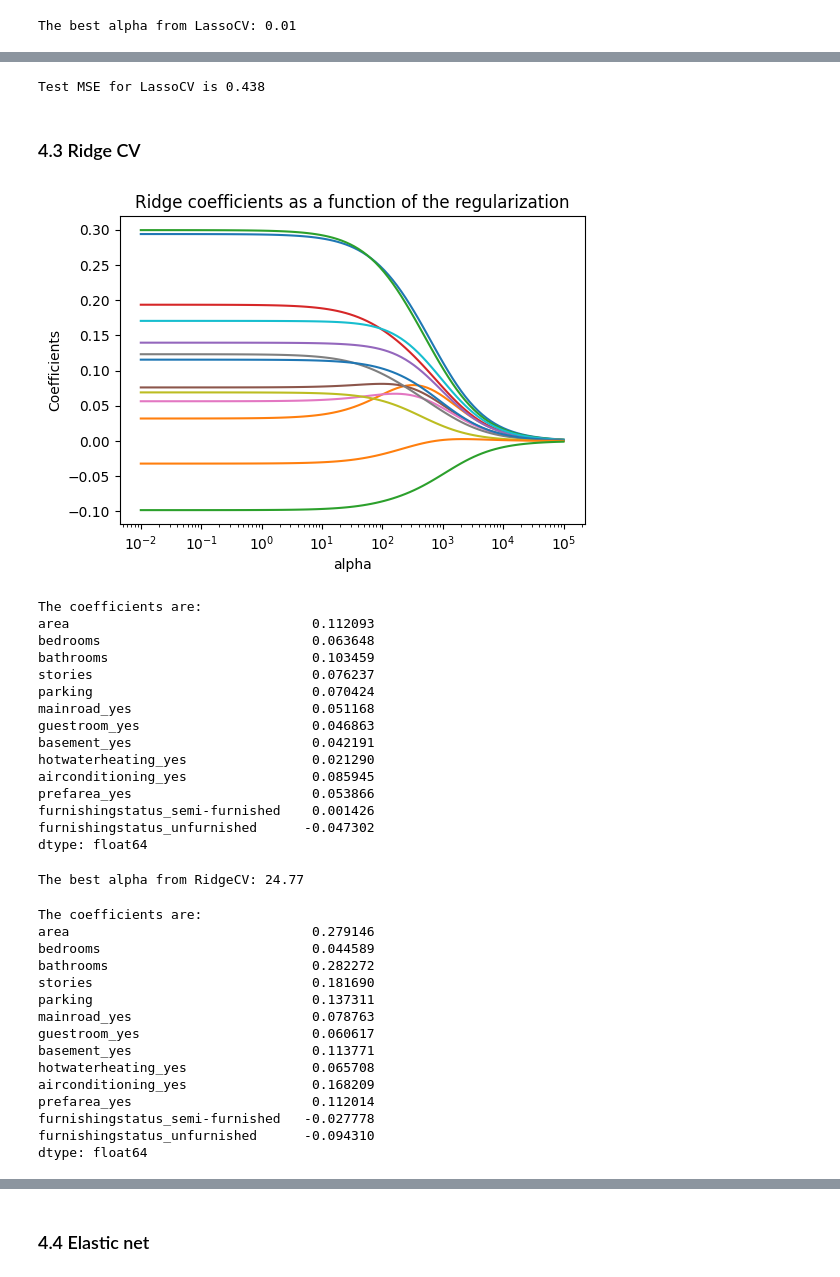
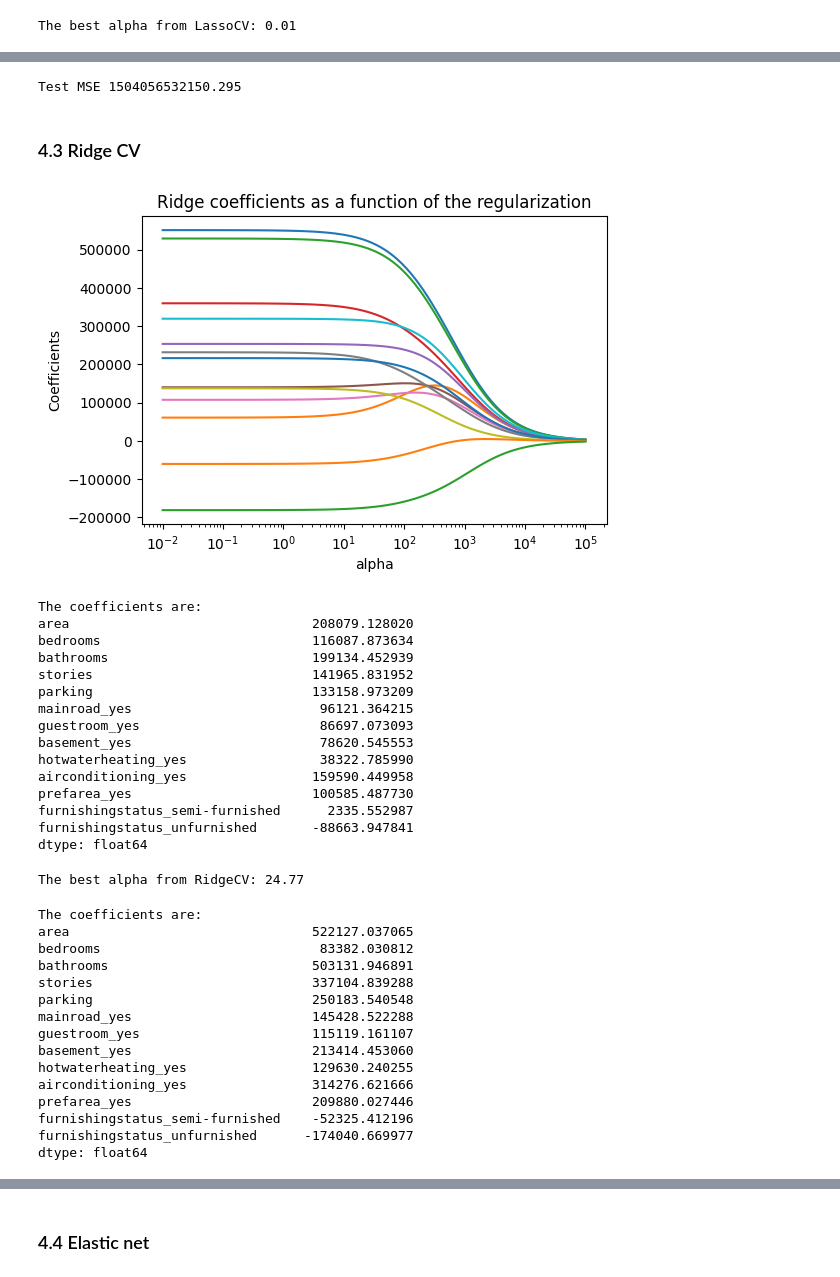
Before and after one commit to Taweilo/usa-house-price-prediction, a Jupyter notebook: Code_House_Price_Prediction.ipynb, the cells around one changed output, grey strips where cells are left out. Drawn from its saved outputs; the diff is of its cells as text; code cells hidden in the pictures.

```diff
--- a/Code_House_Price_Prediction.ipynb
+++ b/Code_House_Price_Prediction.ipynb
@@ -266,8 +244,8 @@ print(X_test.shape)  # 164 instances for testing
 ### 4.1 Linear Regression
 # %%
 linear_regressor = LinearRegression()
-linear_regressor.fit(X_train, y_train)
-y_pred = linear_regressor.predict(X_test)
+linear_regressor.fit(scale(X_train), y_train)
+y_pred = linear_regressor.predict(scale(X_test))
 # %%
 print(pd.Series(linear_regressor.coef_.flatten(), index=X.columns))
 # %% [output]
@@ -293,14 +271,14 @@ Test MSE for Linear Regression is 0.436
 # %% [markdown]
 ### 4.2 LASSO CV
 # %%
-alphas = 10**np.linspace(-2,2,1000)
+alphas = 10**np.linspace(-2,7,1000)
 
 lasso = Lasso()
 coefs = []
 
 for a in alphas:
     lasso.set_params(alpha=a, max_iter=10000) # increase iterations for optimization of coefficients
-    lasso.fit(X_train, y_train)
+    lasso.fit(scale(X_train), y_train)
     coefs.append(lasso.coef_)
 
 ax = plt.gca()
@@ -318,14 +296,14 @@ plt.title('Lasso coefficients as a function of the regularization');
 # %%
 # find the best alpha via CV with selected scoring metric
 lassocv = LassoCV(alphas=alphas, cv=5, max_iter=1000) # CV= 5 folds
-lassocv.fit(X_train, y_train)
+lassocv.fit(scale(X_train), y_train)
 print('The best alpha from LassoCV:', round(lassocv.alpha_,3))
 # %% [output]
 The best alpha from LassoCV: 0.01
 # %%
 # with the best alpha
 lasso.set_params(alpha=lassocv.alpha_)
-lasso.fit(X_train, y_train)
+lasso.fit(scale(X_train), y_train)
 print('The coefficients are:')
 print(pd.Series(lasso.coef_.flatten(), index=X.columns))
 # %% [output]
@@ -366,31 +344,31 @@ plt.show()
 # %%
-y_pred=lasso.predict(X_test)
+y_pred=lasso.predict(scale(X_test))
 mse_lasso = round(mean_squared_error(y_test, y_pred),3)
-print(f"Test MSE for LassoCV is {mse_lasso}")
+print(f"Test MSE {mse_lasso}")
 # %% [output]
-Test MSE for LassoCV is 0.438
+Test MSE 1504056532150.295
 # %% [markdown]
 ### 4.3 Ridge CV
 # %%
 alphas = 10**np.linspace(-2,5,100)
 
 ridge = Ridge()
 coefs = []
 
 for a in alphas:
     ridge.set_params(alpha=a)
-    ridge.fit(X_train, y_train)
+    ridge.fit(scale(X_train), y_train)
     coefs.append(ridge.coef_)
 
 fig, ax1 = plt.subplots(figsize=(6, 4))
 ax = plt.gca()
 ax.plot(alphas, coefs)
 ax.set_xscale('log')
 ax.set_xlim(ax.get_xlim())
 plt.axis('tight')
 plt.xlabel('alpha')
 plt.ylabel('Coefficients')
 
 plt.title('Ridge coefficients as a function of the regularization');
 # %% [output]
-[figure, old version]
+[figure, new version]
@@ -399,25 +375,25 @@ scaler = StandardScaler().fit(X_train)
 # %%
 # set a large alpha to get smaller coefficients
 ridge = Ridge(alpha=1000)
-ridge.fit(X_train, y_train)
+ridge.fit(scale(X_train), y_train)
 
 print('The coefficients are:')
 print(pd.Series(ridge.coef_.flatten(), index=X.columns))
 # %% [output]
 The coefficients are:
-area                               0.112093
-bedrooms                           0.063648
-bathrooms                          0.103459
-stories                            0.076237
-parking                            0.070424
-mainroad_yes                       0.051168
-guestroom_yes                      0.046863
-basement_yes                       0.042191
-hotwaterheating_yes                0.021290
-airconditioning_yes                0.085945
-prefarea_yes                       0.053866
-furnishingstatus_semi-furnished    0.001426
-furnishingstatus_unfurnished      -0.047302
+area                               208079.128020
+bedrooms                           116087.873634
+bathrooms                          199134.452939
+stories                            141965.831952
+parking                            133158.973209
+mainroad_yes                        96121.364215
+guestroom_yes                       86697.073093
+basement_yes                        78620.545553
+hotwaterheating_yes                 38322.785990
+airconditioning_yes                159590.449958
+prefarea_yes                       100585.487730
+furnishingstatus_semi-furnished      2335.552987
+furnishingstatus_unfurnished       -88663.947841
 dtype: float64
 # %%
 # find the best alpha via CV with selected scoring metric
@@ -429,23 +405,23 @@ The best alpha from RidgeCV: 24.77
 # %%
 # with the best alpha
 ridge.set_params(alpha=ridgecv.alpha_)
-ridge.fit(X_train, y_train)
+ridge.fit(scale(X_train), y_train)
 print('The coefficients are:')
 print(pd.Series(ridge.coef_.flatten(), index=X.columns))
 # %% [output]
 The coefficients are:
-area                               0.279146
-bedrooms                           0.044589
-bathrooms                          0.282272
-stories                            0.181690
-parking                            0.137311
-mainroad_yes                       0.078763
-guestroom_yes                      0.060617
-basement_yes                       0.113771
-hotwaterheating_yes                0.065708
-airconditioning_yes                0.168209
-prefarea_yes                       0.112014
-furnishingstatus_semi-furnished   -0.027778
-furnishingstatus_unfurnished      -0.094310
+area                               522127.037065
+bedrooms                            83382.030812
+bathrooms                          503131.946891
+stories                            337104.839288
+parking                            250183.540548
+mainroad_yes                       145428.522288
+guestroom_yes                      115119.161107
+basement_yes                       213414.453060
+hotwaterheating_yes                129630.240255
+airconditioning_yes                314276.621666
+prefarea_yes                       209880.027446
+furnishingstatus_semi-furnished    -52325.412196
+furnishingstatus_unfurnished      -174040.669977
 dtype: float64
 # %%
```
Also changed, not shown: parts of 51 cells of this notebook.
